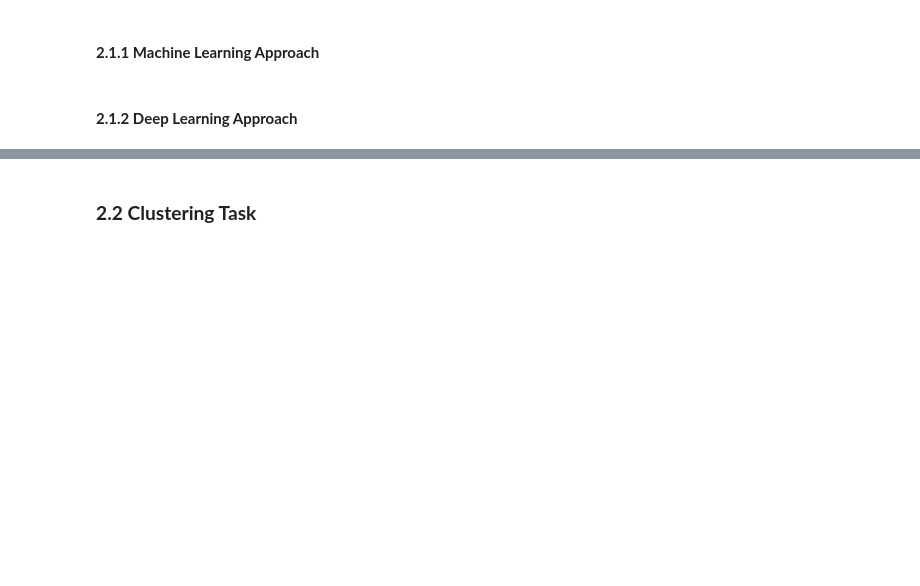
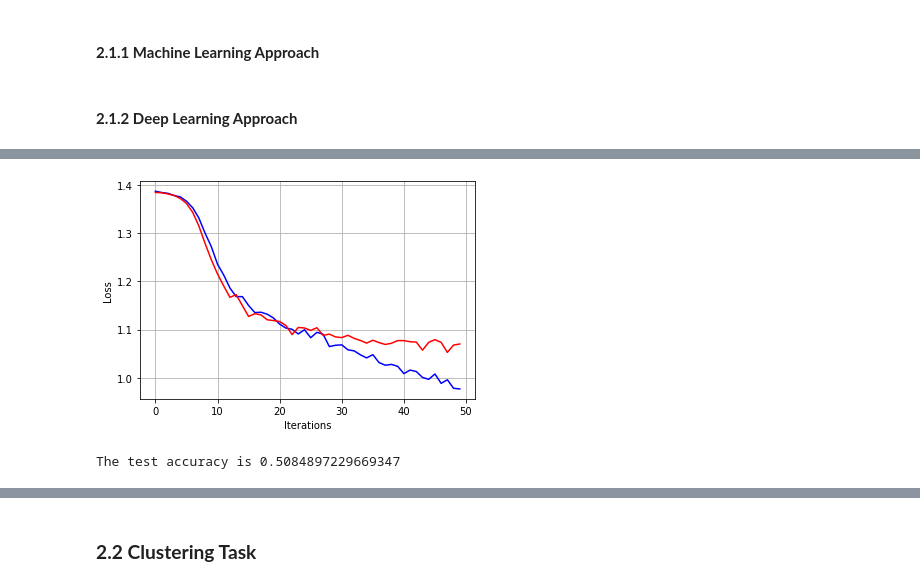
Before and after one commit to MigueXl/Musical_Genre_Classification, a Jupyter notebook: FInal_Project_Notebook.ipynb, the cells around one changed output, grey strips where cells are left out. Drawn from its saved outputs; the diff is of its cells as text; code cells hidden in the pictures; blank space fills up the shorter version.

```diff
--- a/FInal_Project_Notebook.ipynb
+++ b/FInal_Project_Notebook.ipynb
@@ -410,0 +724,22 @@ Using FastTextTransformer we are able to obtain the embbedings of every song lyr
+# %%
+my_MLP2 = MLP_3layer_train(input_size=300, hidden1 = 32, hidden2 = 16, hidden3=8,
+                        output_size = 4, drop=0.1)
+
+
+my_MLP2.fit(x_train,x_val,y_train,y_val,epochs=50)
+
+plt.plot(my_MLP2.loss_during_training,label='Training Cross Entropy Loss', color = 'blue')
+plt.plot(my_MLP2.valid_loss_during_training,label='validation Cross Entropy Loss', color = 'red')
+plt.xlabel('Iterations')
+plt.ylabel('Loss')
+plt.grid()
+# %% [output]
+[figure, added]
+# %%
+logprobs,acc = my_MLP2.score(x_test, y_test)
+
+probs = np.exp(logprobs)
+
+print(f"The test accuracy is {acc}")
+# %% [output]
+The test accuracy is 0.5084897229669347
```
Also changed, not shown: parts of 26 cells of this notebook, 1 other file.
